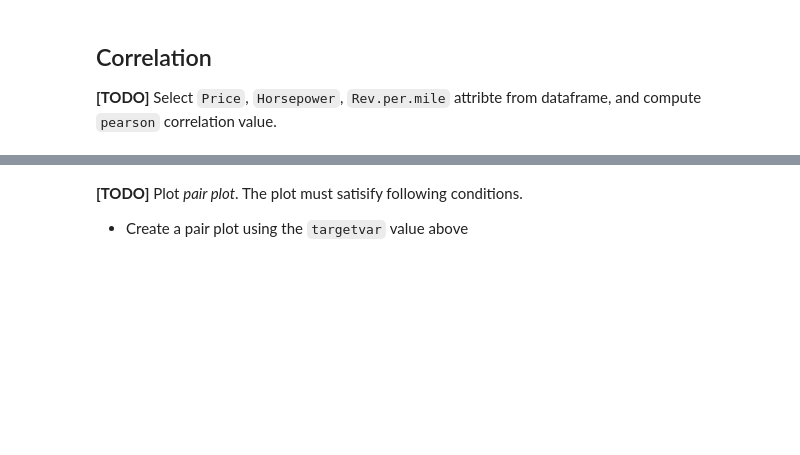
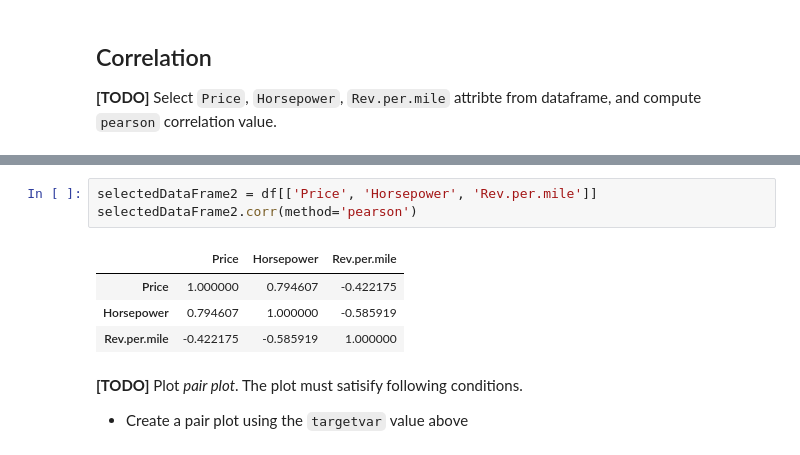
Before and after one commit to Edeline24601/ai-assignment, a Jupyter notebook: [AI_Assignment1]_Data_Analysis.ipynb, the cells around one changed output, grey strips where cells are left out. Drawn from its saved outputs; the diff is of its cells as text; blank space fills up the shorter version.

```diff
--- a/[AI_Assignment1]_Data_Analysis.ipynb
+++ b/[AI_Assignment1]_Data_Analysis.ipynb
@@ -152,3 +150,11 @@ selectedDataFrame.corr(method='pearson')
+# %%
+selectedDataFrame2 = df[['Price', 'Horsepower', 'Rev.per.mile']]
+selectedDataFrame2.corr(method='pearson')
+# %% [output]
+|  | Price | Horsepower | Rev.per.mile |
+| Price | 1.000000 | 0.794607 | -0.422175 |
+| Horsepower | 0.794607 | 1.000000 | -0.585919 |
+| Rev.per.mile | -0.422175 | -0.585919 | 1.000000 |
 # %% [markdown]
 **[TODO]** Plot *pair plot*. The plot must satisify following conditions.
 
```
Also changed, not shown: parts of 3 cells of this notebook.
